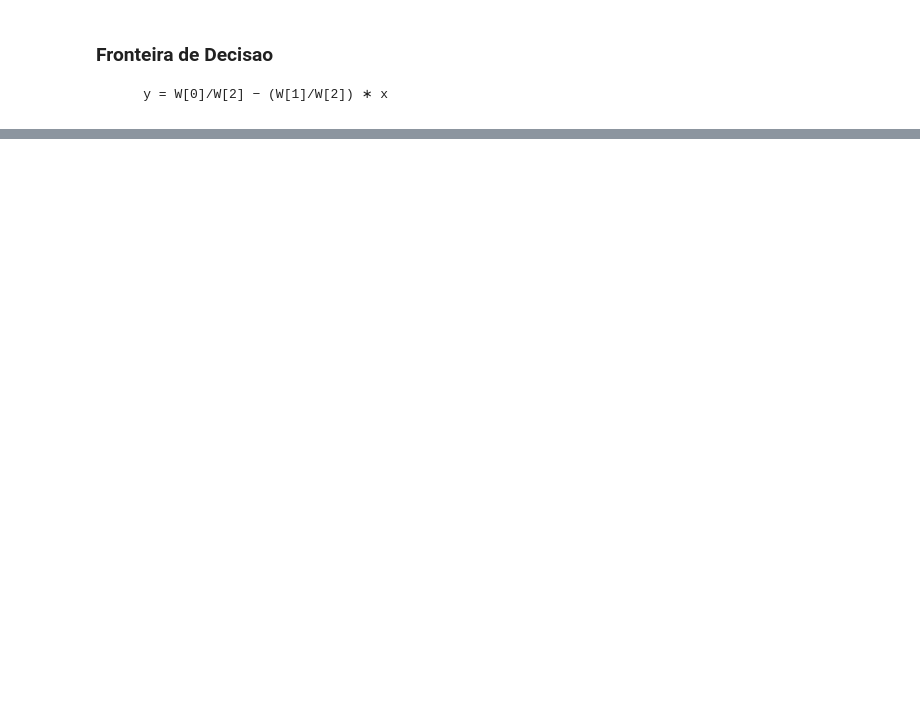
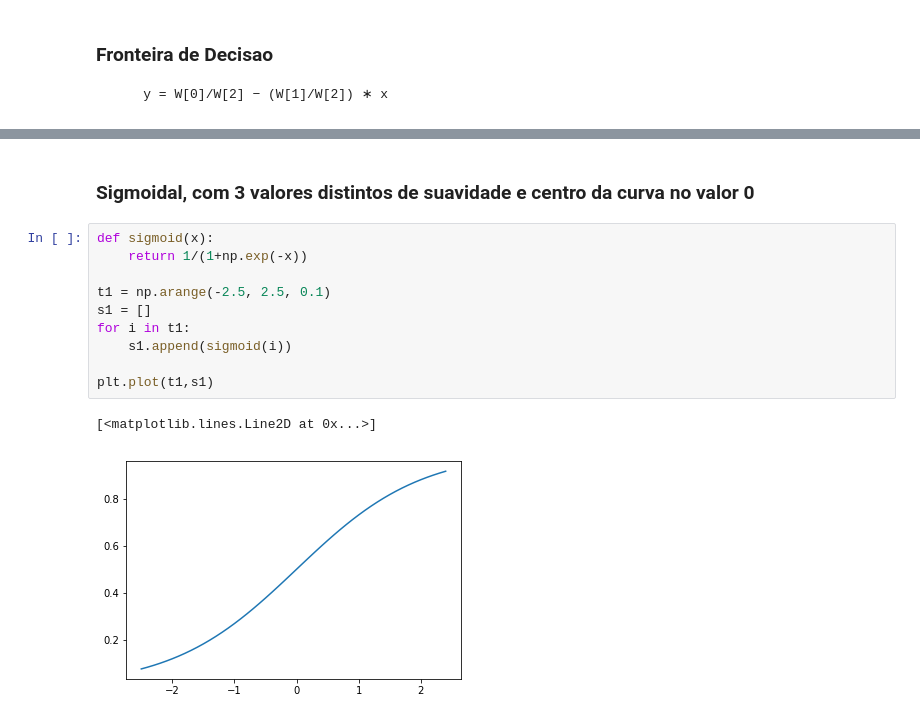
Before and after one commit to jpdol/RedesNeurais, a Jupyter notebook: PP3/Atividade #3 - Aprendizado de Neurônio Perceptron.ipynb, the cells around one changed output, grey strips where cells are left out. Saved outputs shown, nothing was run; the diff lists cells and outputs as text; blank space fills up the shorter version.

```diff
--- a/PP3/Atividade #3 - Aprendizado de Neurônio Perceptron.ipynb
+++ b/PP3/Atividade #3 - Aprendizado de Neurônio Perceptron.ipynb
@@ -133,0 +155,15 @@ plt.show()
+# %% [markdown]
+### Sigmoidal, com 3 valores distintos de suavidade e centro da curva no valor 0
+# %%
+def sigmoid(x):
+    return 1/(1+np.exp(-x))
+
+t1 = np.arange(-2.5, 2.5, 0.1)
+s1 = []
+for i in t1:
+    s1.append(sigmoid(i))
+
+plt.plot(t1,s1)
+# %% [output]
+[<matplotlib.lines.Line2D at 0x...>]
+[figure, added]
```
Also changed, not shown: parts of 12 cells of this notebook.
